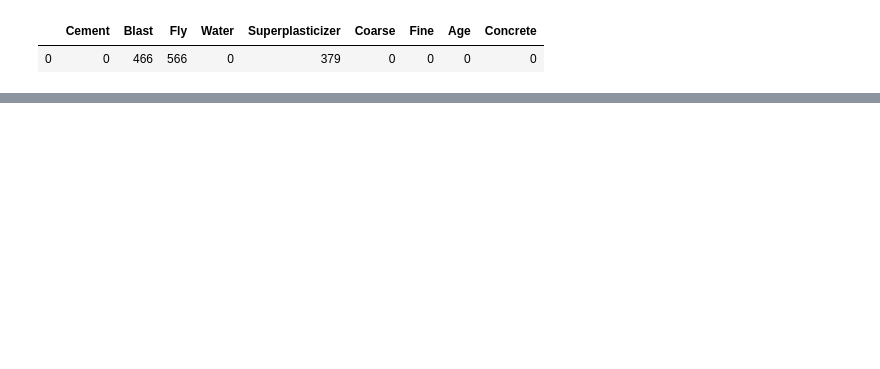
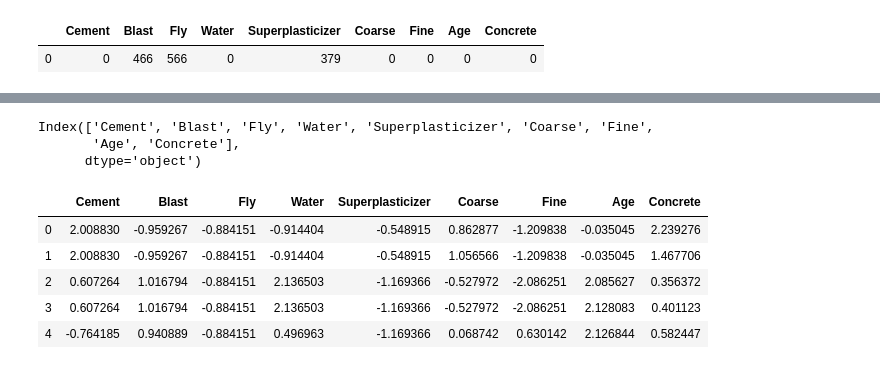
Before and after one commit to meowpunch/ConcreteDataset, a Jupyter notebook: data_analysis.ipynb, the cells around one changed output, grey strips where cells are left out. Saved outputs shown, nothing was run; the diff lists cells and outputs as text; code cells hidden in the pictures; blank space fills up the shorter version.

```diff
--- a/data_analysis.ipynb
+++ b/data_analysis.ipynb
@@ -69,0 +136,5 @@ beta
+# %%
+dataset = process(df)
+# %%
+for col in columns:
+    show_hist(dataset, col)
@@ -69,0 +169,30 @@ beta
+# %%
+from sklearn.preprocessing import StandardScaler, MinMaxScaler, MaxAbsScaler, RobustScaler, PowerTransformer, QuantileTransformer
+
+def process(data):
+    tf2 = PowerTransformer() # QuantileTransformer(n_quantiles=100, output_distribution='normal')
+    tf1 = MinMaxScaler()
+    processed = tf2.fit_transform(tf1.fit_transform(data.values.reshape(-1, 1)))
+    # processed = tf1.fit_transform(data.values.reshape(-1, 1))
+    # processed = tf1.fit_transform(data.values.reshape(-1, 1))
+    # show_hist(processed, data.name)
+    return processed
+# %%
+columns = df.columns
+columns
+# %% [output]
+Index(['Cement', 'Blast', 'Fly', 'Water', 'Superplasticizer', 'Coarse', 'Fine',
+       'Age', 'Concrete'],
+      dtype='object')
+# %%
+processed = map(lambda col: (process(df[col]), col) , columns)
+series = map(lambda p: pd.Series(p[0].reshape(-1), name=p[1]) , processed)
+processed_df = pd.concat(series, axis=1)
+processed_df.head(5)
+# %% [output]
+|  | Cement | Blast | Fly | Water | Superplasticizer | Coarse | Fine | Age | Concrete |
+| 0 | 2.008830 | -0.959267 | -0.884151 | -0.914404 | -0.548915 | 0.862877 | -1.209838 | -0.035045 | 2.239276 |
+| 1 | 2.008830 | -0.959267 | -0.884151 | -0.914404 | -0.548915 | 1.056566 | -1.209838 | -0.035045 | 1.467706 |
+| 2 | 0.607264 | 1.016794 | -0.884151 | 2.136503 | -1.169366 | -0.527972 | -2.086251 | 2.085627 | 0.356372 |
+| 3 | 0.607264 | 1.016794 | -0.884151 | 2.136503 | -1.169366 | -0.527972 | -2.086251 | 2.128083 | 0.401123 |
+| 4 | -0.764185 | 0.940889 | -0.884151 | 0.496963 | -1.169366 | 0.068742 | 0.630142 | 2.126844 | 0.582447 |
```
Also changed, not shown: parts of 23 cells of this notebook, 4 other files.
